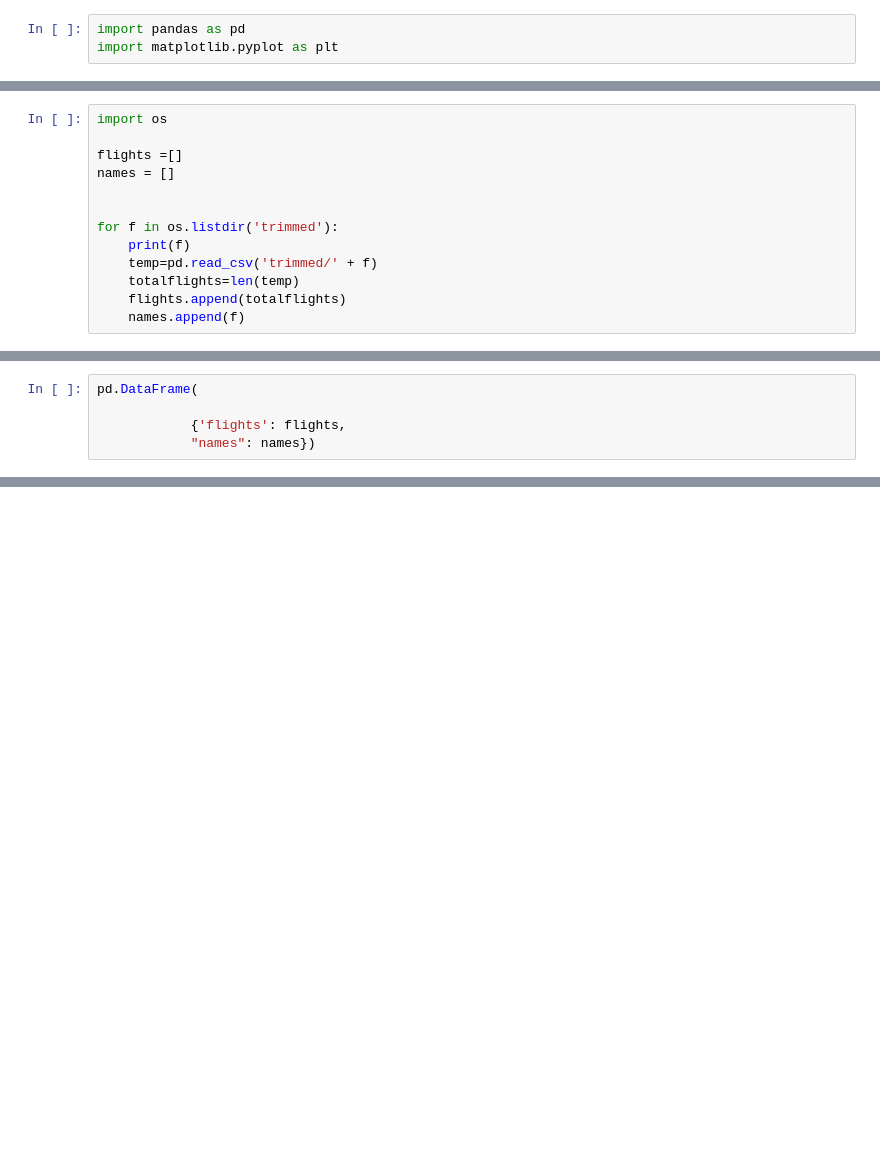
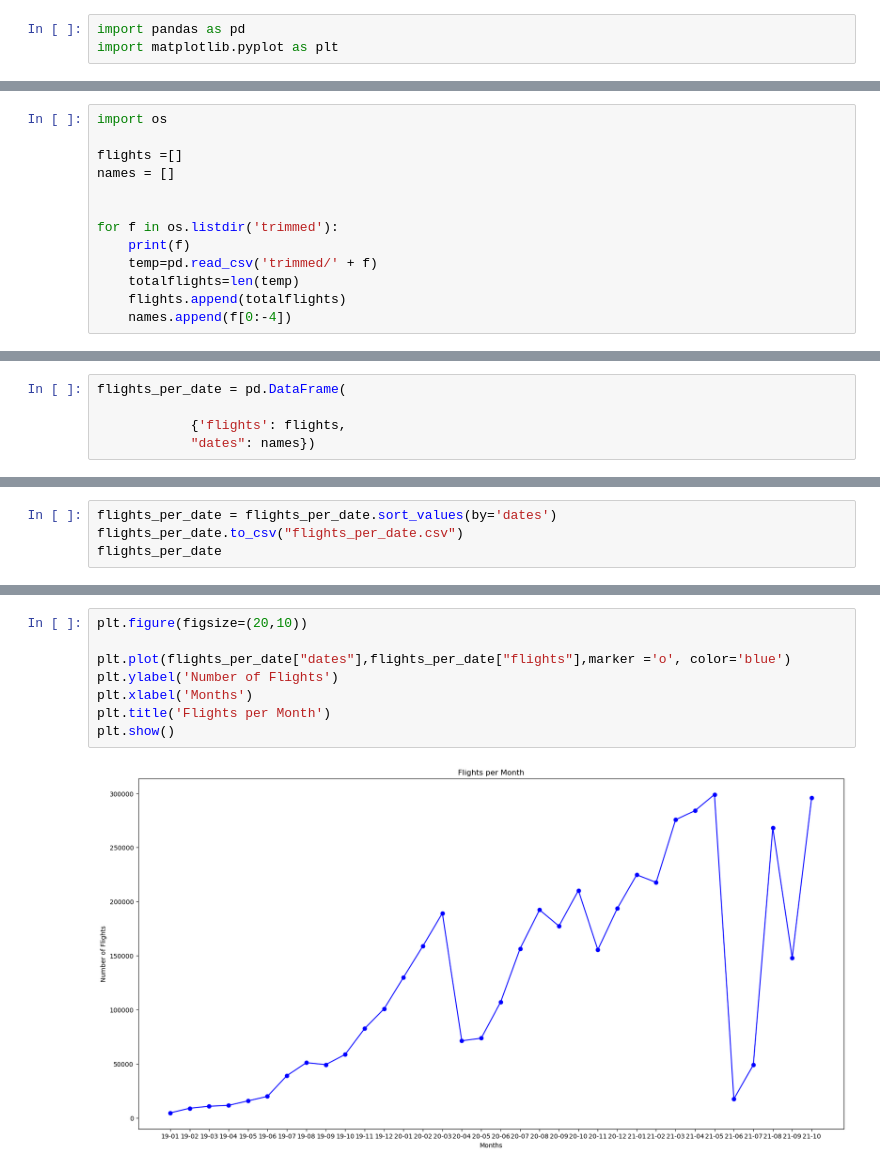
Before and after one commit to kmcmurphy/Covid19-and-the-Economy, a Jupyter notebook: flightanalysis.ipynb, the cells around one changed output, grey strips where cells are left out. Saved outputs shown, nothing was run; the diff lists cells and outputs as text; blank space fills up the shorter version.

Commit message:
more progress on file naming and chart

```diff
--- a/flightanalysis.ipynb
+++ b/flightanalysis.ipynb
@@ -46,5 +70,5 @@ for f in os.listdir('trimmed'):
     temp=pd.read_csv('trimmed/' + f)
     totalflights=len(temp)
     flights.append(totalflights)
-    names.append(f)
+    names.append(f[0:-4])
 # %% [output]
@@ -68,5 +92,5 @@ trimmedflights819.csv
 # %%
-pd.DataFrame(
+flights_per_date = pd.DataFrame(
 
             {'flights': flights,
-            "names": names})
+            "dates": names})
@@ -90,0 +97,4 @@ pd.DataFrame(
+# %%
+flights_per_date = flights_per_date.sort_values(by='dates')
+flights_per_date.to_csv("flights_per_date.csv")
+flights_per_date
@@ -90,0 +119,10 @@ pd.DataFrame(
+# %%
+plt.figure(figsize=(20,10))
+
+plt.plot(flights_per_date["dates"],flights_per_date["flights"],marker ='o', color='blue')
+plt.ylabel('Number of Flights')
+plt.xlabel('Months')
+plt.title('Flights per Month')
+plt.show()
+# %% [output]
+[figure, added]
```
Also changed, not shown: parts of 7 cells of this notebook, 2 other files.
